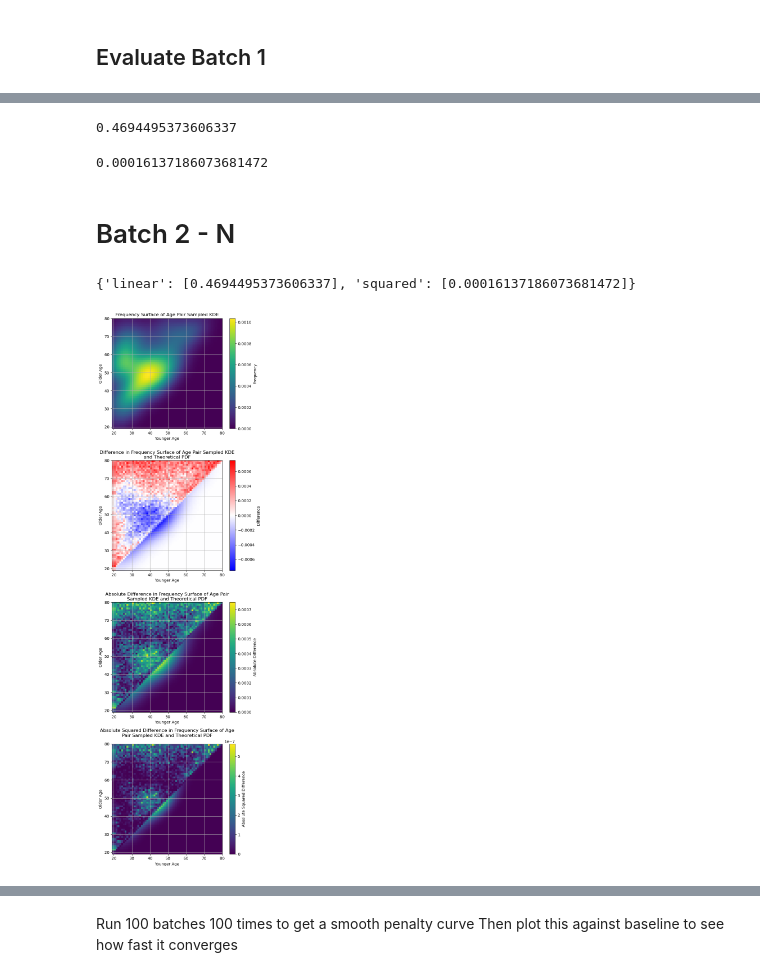
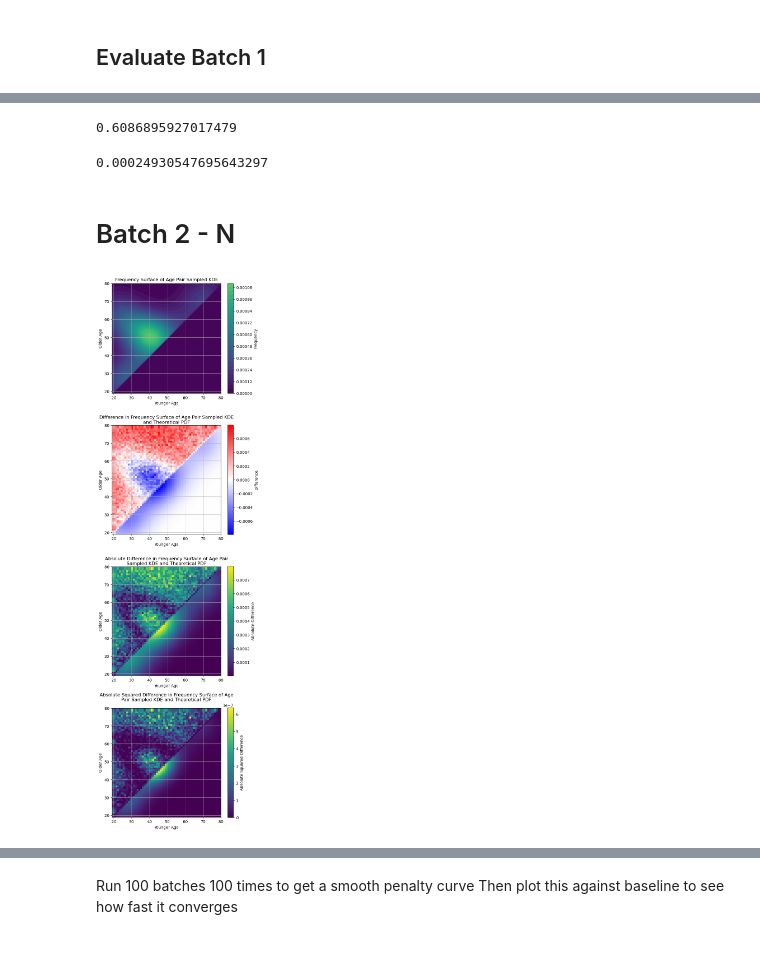
Before and after one commit to Watts-Lab/deliberation-group-assignment, a Jupyter notebook: scratch/batch_test.ipynb, the cells around one changed output, grey strips where cells are left out. Drawn from its saved outputs; the diff is of its cells as text; code cells hidden in the pictures; blank space fills up the shorter version.

```diff
--- a/scratch/batch_test.ipynb
+++ b/scratch/batch_test.ipynb
@@ -88,8 +99,8 @@ def add_batch(samples: np.ndarray):
 def global_pdf(samples: np.ndarray):
     global datapoints, data_kde
     if datapoints is not None:
-        return data_kde(samples)
-    return np.zeros(samples.shape[1])
+        return np.exp(data_kde.score_samples(samples))
+    return np.zeros(samples.shape[0])
 # %% [markdown]
 ## Batch 1 Process
 # %%
@@ -195,5 +243,7 @@ add_batch(np.array(age_grouping))
 # %%
 # sample every bin of kde
-x_coords, y_coords = np.mgrid[19:80, 19:80]
-pos = np.vstack([x_coords.ravel(), y_coords.ravel()])
-z = np.reshape(data_kde(pos).T, x_coords.shape)
+grid_x, grid_y = np.arange(19, 81), np.arange(19, 81)
+x_coords, y_coords = np.meshgrid(grid_x, grid_y)
+pos = np.vstack([x_coords.ravel(), y_coords.ravel()]).T
+normalized_pos = (pos - 19) / (80 - 19)
+z = np.reshape(global_pdf(pos), x_coords.shape) # normalized_pos
@@ -211,3 +271,3 @@ plt.show()
 # %%
 # compute difference between theoretical and dataset at every bin
-dif = np.reshape((age_pdf(pos[0], pos[1]) - data_kde(pos)).T, x_coords.shape)
+dif = np.reshape((age_pdf(pos.T[0], pos.T[1]) - global_pdf(pos)), x_coords.shape)
@@ -248,13 +332,13 @@ plt.show()
 # %%
 # linear score
-np.sum(np.triu(np.abs(dif)))
+np.sum(np.tril(np.abs(dif)))
 # %% [output]
-0.4694495373606337
+0.6086895927017479
 # %%
 # square score
-np.sum(np.triu(np.abs(dif ** 2)))
+np.sum(np.tril(np.abs(dif ** 2)))
 # %% [output]
-0.00016137186073681472
+0.00024930547695643297
 # %% [markdown]
 # Batch 2 - N
 # %%
@@ -301,16 +385,17 @@ def run_batch():
     add_batch(np.array(age_grouping))
 # %%
 def evaluate_dataset(plot=False):
-    x_coords, y_coords = np.mgrid[19:80, 19:80]
-    pos = np.vstack([x_coords.ravel(), y_coords.ravel()])
+    grid_x, grid_y = np.arange(19, 81), np.arange(19, 81)
+    x_coords, y_coords = np.meshgrid(grid_x, grid_y)
+    pos = np.vstack([x_coords.ravel(), y_coords.ravel()]).T
 
-    z = np.reshape(data_kde(pos).T, x_coords.shape)
-    dif = np.reshape((age_pdf(pos[0], pos[1]) - data_kde(pos)).T, x_coords.shape)
+    z = np.tril(np.reshape(global_pdf(pos), x_coords.shape))
+    dif = np.reshape((age_pdf(pos.T[0], pos.T[1]) - global_pdf(pos)), x_coords.shape)
 
     if plot:
         fig, axes = plt.subplots(4, 1, figsize=(6, 20))
 
-        a0 = axes[0].imshow(z.T, origin='lower', extent=[19, 80, 19, 80])
+        a0 = axes[0].contourf(x_coords, y_coords, z, levels=30, vmin=0, vmax=0.0015)
         fig.colorbar(a0, ax=axes[0], label='Frequency')
         axes[0].set_title('Frequency Surface of Age Pair Sampled KDE')
         axes[0].set_xlabel('Younger Age')
@@ -318,21 +403,21 @@ def evaluate_dataset(plot=False):
         axes[0].grid(True)
 
         cmap_max = np.max(np.abs(dif))
-        a1 = axes[1].imshow(dif.T, origin='lower', extent=[19, 80, 19, 80], cmap="bwr", vmin=-cmap_max, vmax=cmap_max)
+        a1 = axes[1].imshow(dif, origin='lower', extent=[19, 80, 19, 80], cmap="bwr", vmin=-cmap_max, vmax=cmap_max)
         fig.colorbar(a1, ax=axes[1], label='Difference')
         axes[1].set_title('Difference in Frequency Surface of Age Pair Sampled KDE and Theoretical PDF', wrap=True)
         axes[1].set_xlabel('Younger Age')
         axes[1].set_ylabel('Older Age')
         axes[1].grid(True)
 
-        a2 = axes[2].imshow(np.abs(dif).T, origin='lower', extent=[19, 80, 19, 80])
+        a2 = axes[2].imshow(np.abs(dif), origin='lower', extent=[19, 80, 19, 80])
         fig.colorbar(a2, ax=axes[2], label='Absolute Difference')
         axes[2].set_title('Absolute Difference in Frequency Surface of Age Pair Sampled KDE and Theoretical PDF', wrap=True)
         axes[2].set_xlabel('Younger Age')
         axes[2].set_ylabel('Older Age')
         axes[2].grid(True)
 
-        a3 = axes[3].imshow(np.abs(dif ** 2).T, origin='lower', extent=[19, 80, 19, 80])
+        a3 = axes[3].imshow(np.abs(dif ** 2), origin='lower', extent=[19, 80, 19, 80])
         fig.colorbar(a3, ax=axes[3], label='Absolute Squared Difference')
         axes[3].set_title('Absolute Squared Difference in Frequency Surface of Age Pair Sampled KDE and Theoretical PDF', pad=20, wrap=True)
         axes[3].set_xlabel('Younger Age')
@@ -341,15 +426,14 @@ def evaluate_dataset(plot=False):
 
         fig.tight_layout()
 
-    return {"linear": np.sum(np.triu(np.abs(dif))), "squared": np.sum(np.triu(np.abs(dif ** 2)))}
+    return {"linear": np.sum(np.tril(np.abs(dif))), "squared": np.sum(np.tril(np.abs(dif ** 2)))}
 # %%
 res = evaluate_dataset(plot=True)
 scores["linear"].append(res['linear'])
 scores["squared"].append(res['squared'])
-scores
+# scores
 # %% [output]
-{'linear': [0.4694495373606337], 'squared': [0.00016137186073681472]}
-[figure, old version]
+[figure, new version]
 # %%
 # BATCH 2
 run_batch()
```
Also changed, not shown: parts of 50 cells of this notebook, 18 other files.
